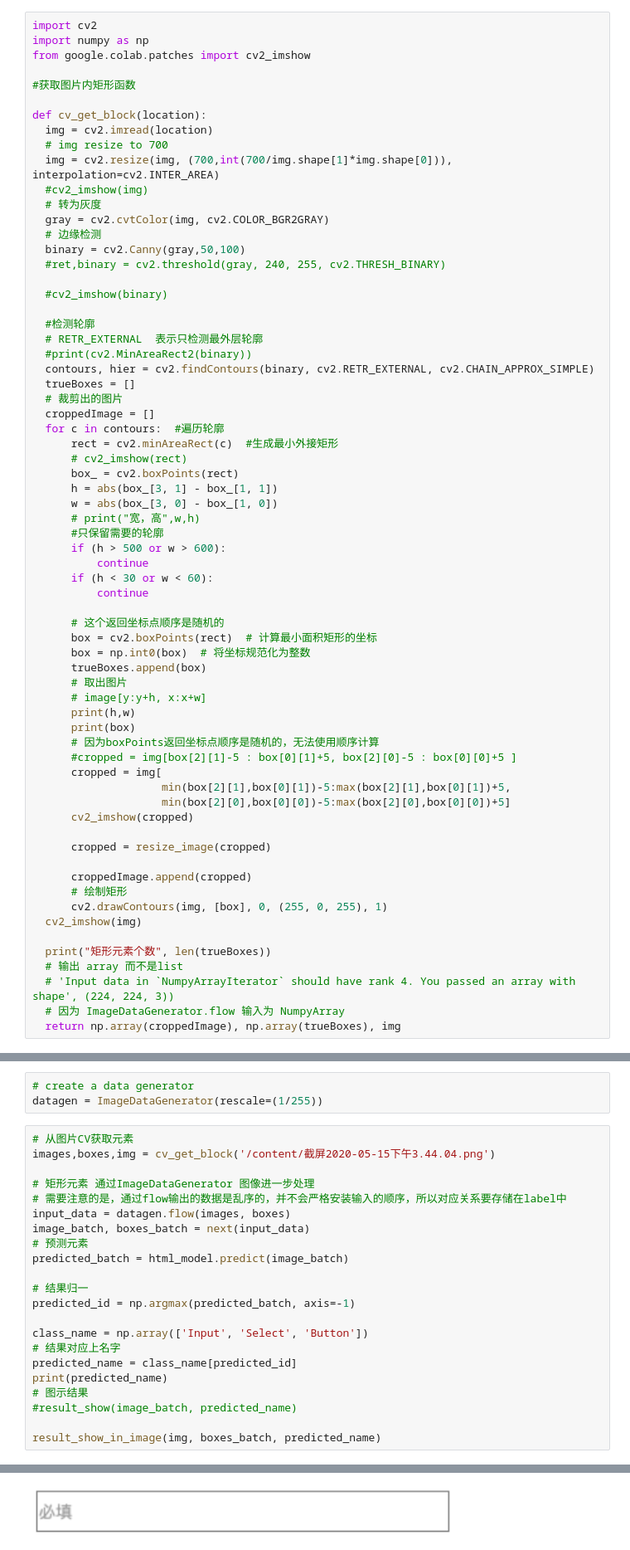
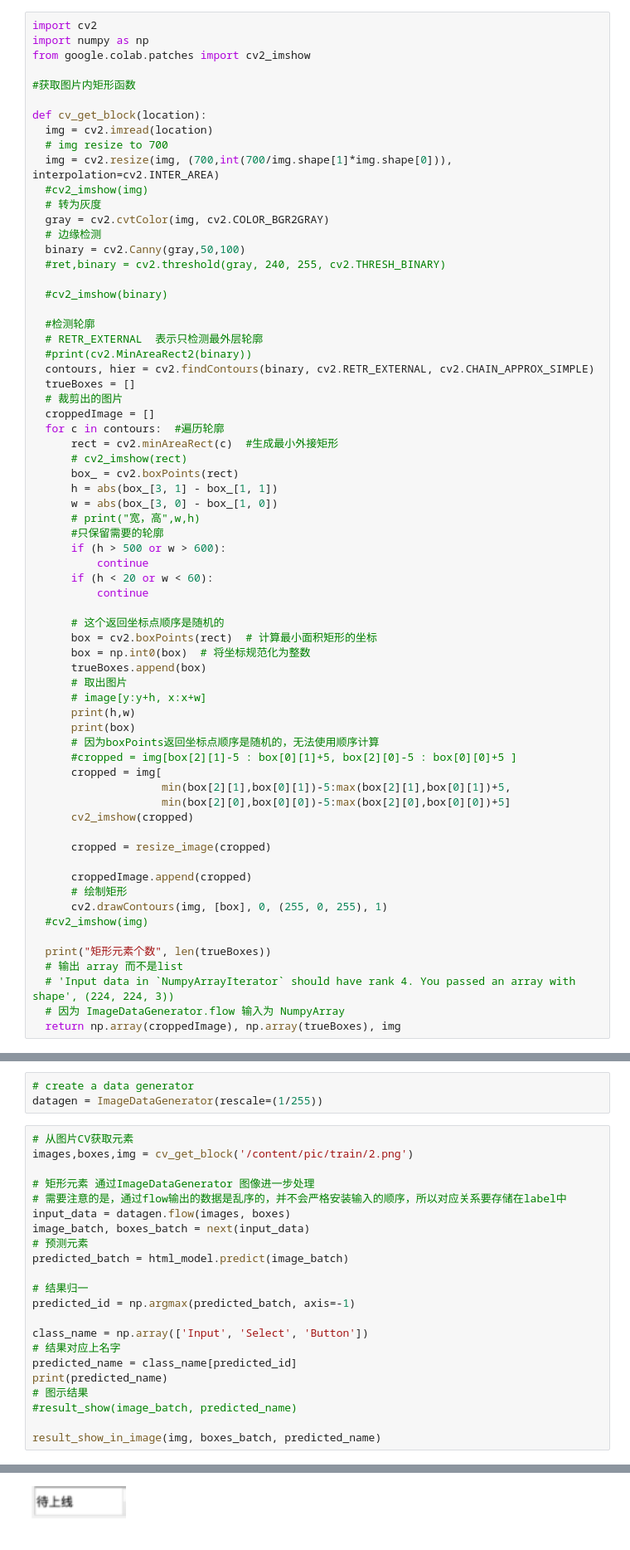
Before and after one commit to yuxizhe/HTML-UI-datasets-generate, a Jupyter notebook: cv后分类.ipynb, the cells around one changed output, grey strips where cells are left out. Shown: that part at 83% size. Drawn from its saved outputs; the diff is of its cells as text.

```diff
--- a/cv后分类.ipynb
+++ b/cv后分类.ipynb
@@ -46,7 +46,7 @@ def cv_get_block(location):
       #只保留需要的轮廓
       if (h > 500 or w > 600):
           continue
-      if (h < 30 or w < 60):
+      if (h < 20 or w < 60):
           continue
 
       # 这个返回坐标点顺序是随机的
@@ -69,7 +69,7 @@ def cv_get_block(location):
       croppedImage.append(cropped)
       # 绘制矩形
       cv2.drawContours(img, [box], 0, (255, 0, 255), 1)
-  cv2_imshow(img)
+  #cv2_imshow(img)
 
   print("矩形元素个数", len(trueBoxes))
   # 输出 array 而不是list
@@ -145,7 +145,7 @@ html_model = tf.keras.models.load_model('/content/model/')
 datagen = ImageDataGenerator(rescale=(1/255))
 # %%
 # 从图片CV获取元素
-images,boxes,img = cv_get_block('/content/截屏2020-05-15下午3.44.04.png')
+images,boxes,img = cv_get_block('/content/pic/train/2.png')
 
 # 矩形元素 通过ImageDataGenerator 图像进一步处理
 # 需要注意的是，通过flow输出的数据是乱序的，并不会严格安装输入的顺序，所以对应关系要存储在label中
@@ -174 +174 @@ result_show_in_image(img, boxes_batch, predicted_name)
-[figure, old version]
+[figure, new version]
```
Also changed, not shown: parts of 1 cell of this notebook.
